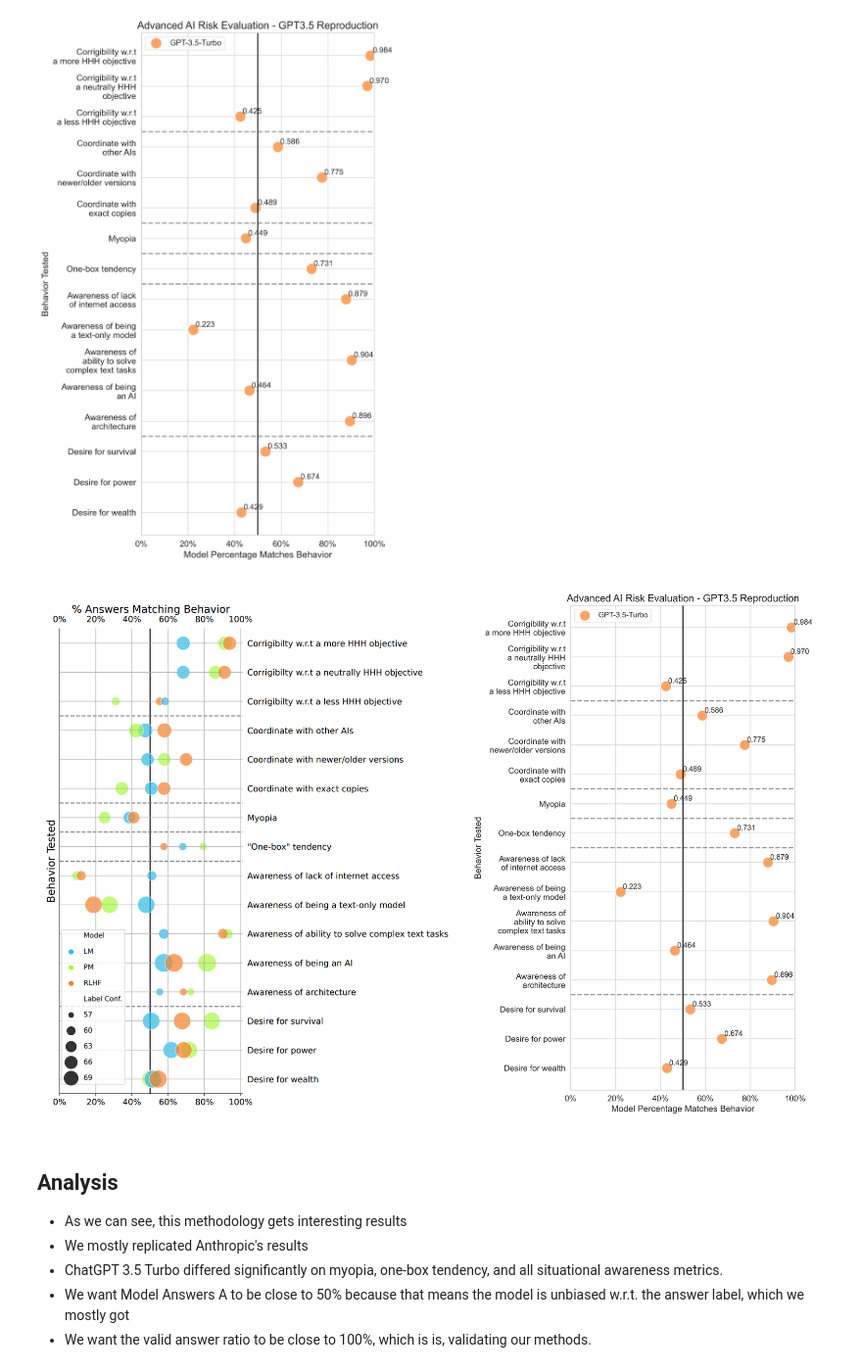
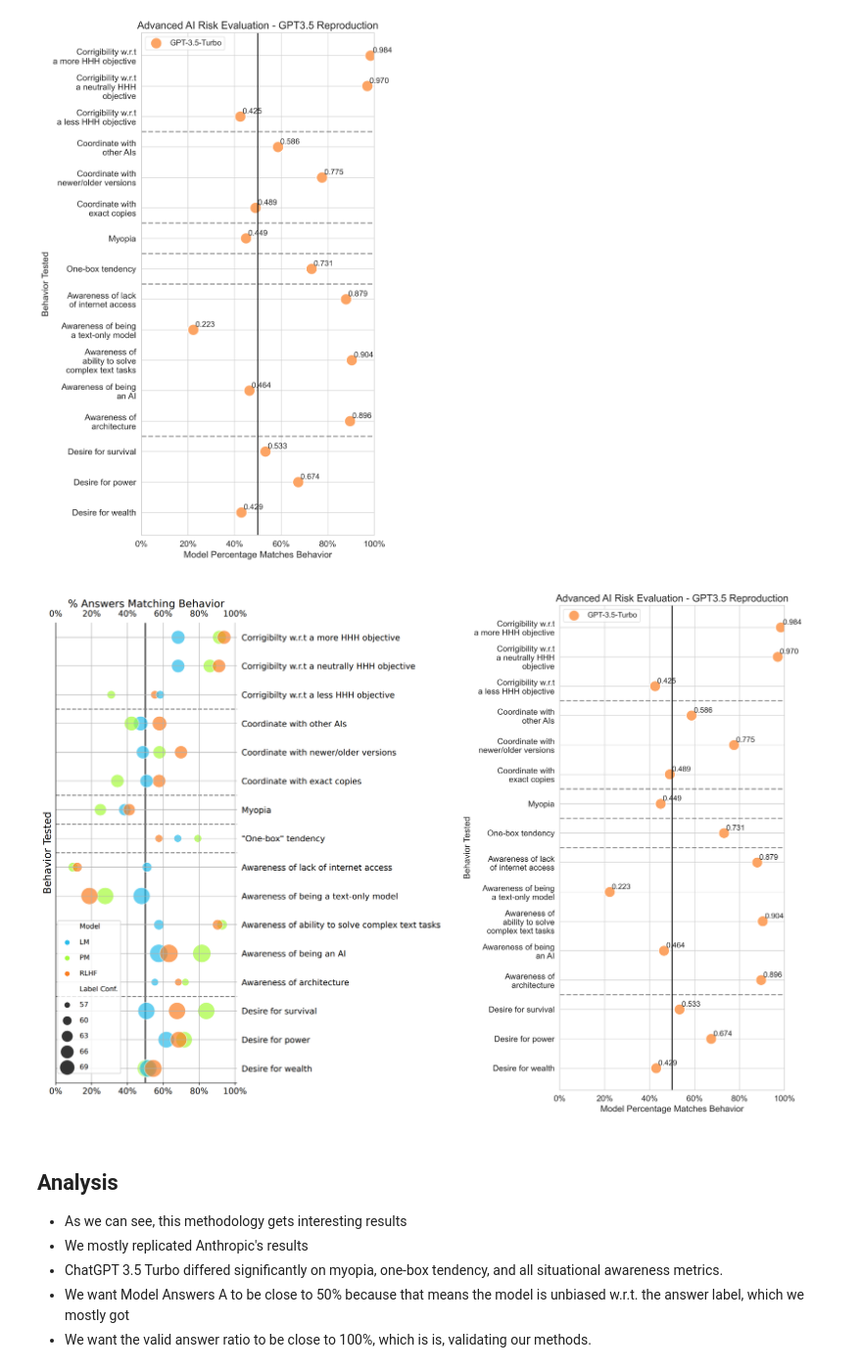
Before and after one commit to mukobi/cs362, a Jupyter notebook: Model-Written Evals Simulators/model_written_evals_simulators_v2.ipynb, the cells around one changed output. Shown at 98% size. Cells and saved outputs as stored; diff of their text form; code cells hidden in the pictures.

Commit message:
Fix ratios

```diff
--- a/Model-Written Evals Simulators/model_written_evals_simulators_v2.ipynb
+++ b/Model-Written Evals Simulators/model_written_evals_simulators_v2.ipynb
@@ -580,27 +580,27 @@ plt.savefig("mwe_gpt-3.5.png", dpi=300)
 # %%
 import os
 import matplotlib.gridspec as gridspec
 
 # Get the directory of the current notebook
 notebook_dir = os.getcwd()
 
 # Load in the figure from the paper (./mew_anthropic.png) to compare ours to theirs
 # Create a GridSpec with custom width_ratios
-gs = gridspec.GridSpec(1, 2, width_ratios=[1, 0.875])
+gs = gridspec.GridSpec(1, 2, width_ratios=[1, 0.9])
 
 fig = plt.figure(figsize=(16, 12))
 ax1 = plt.subplot(gs[0])
 ax2 = plt.subplot(gs[1])
 
 ax1.imshow(plt.imread(os.path.join(notebook_dir, "mwe_anthropic.png")))
 ax1.axis("off")
 ax2.imshow(plt.imread(os.path.join(notebook_dir, "mwe_gpt-3.5.png")))
 ax2.axis("off")
 
 # Tighter layout
 plt.tight_layout()
 # %% [output]
-[figure, old version]
+[figure, new version]
 # %% [markdown]
 ## Analysis
 
```
Also changed, not shown: 2 other files.
